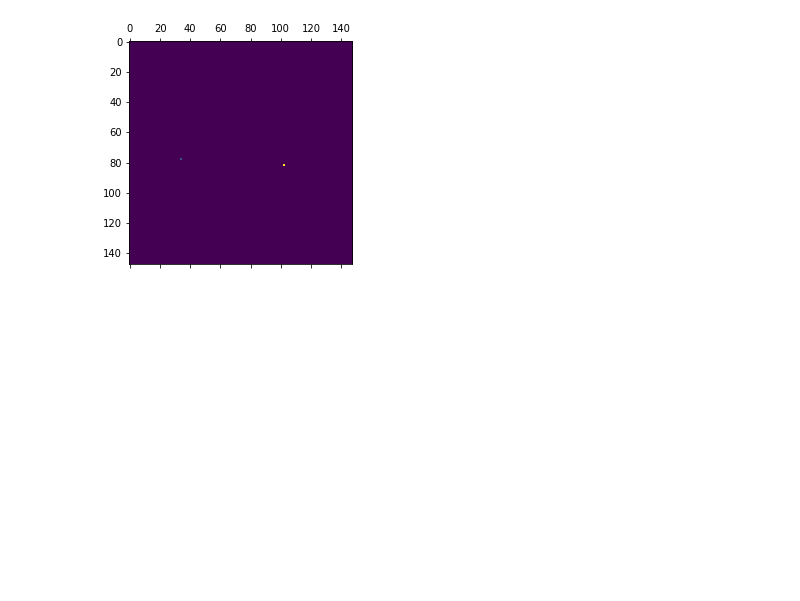
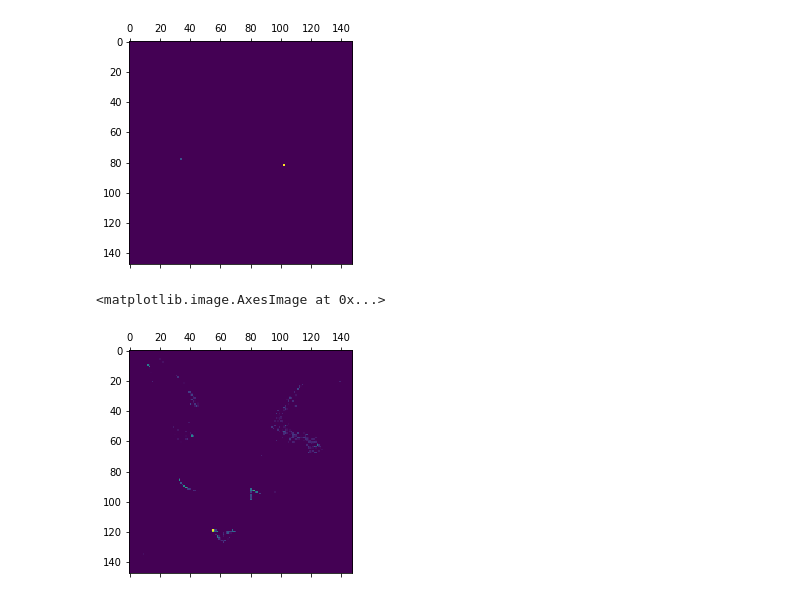
Before and after one commit to y33-j3T/Machine-Learning-Archive, a Jupyter notebook: visualizing-what-convnets-learn.ipynb, the cells around one changed output. Cells and saved outputs as stored; diff of their text form; code cells hidden in the pictures; blank space fills up the shorter version.

Commit message:
visualizing all channels

```diff
--- a/visualizing-what-convnets-learn.ipynb
+++ b/visualizing-what-convnets-learn.ipynb
@@ -65,3 +67,8 @@ plt.matshow(first_layer_activation[0, :, :, 4], cmap='viridis')
 # %% [output]
 <matplotlib.image.AxesImage at 0x...>
 [figure]
+# %%
+plt.matshow(first_layer_activation[0, :, :, 7], cmap='viridis') # 7th channel
+# %% [output]
+<matplotlib.image.AxesImage at 0x...>
+[figure, added]
```
Also changed, not shown: parts of 4 cells of this notebook.
